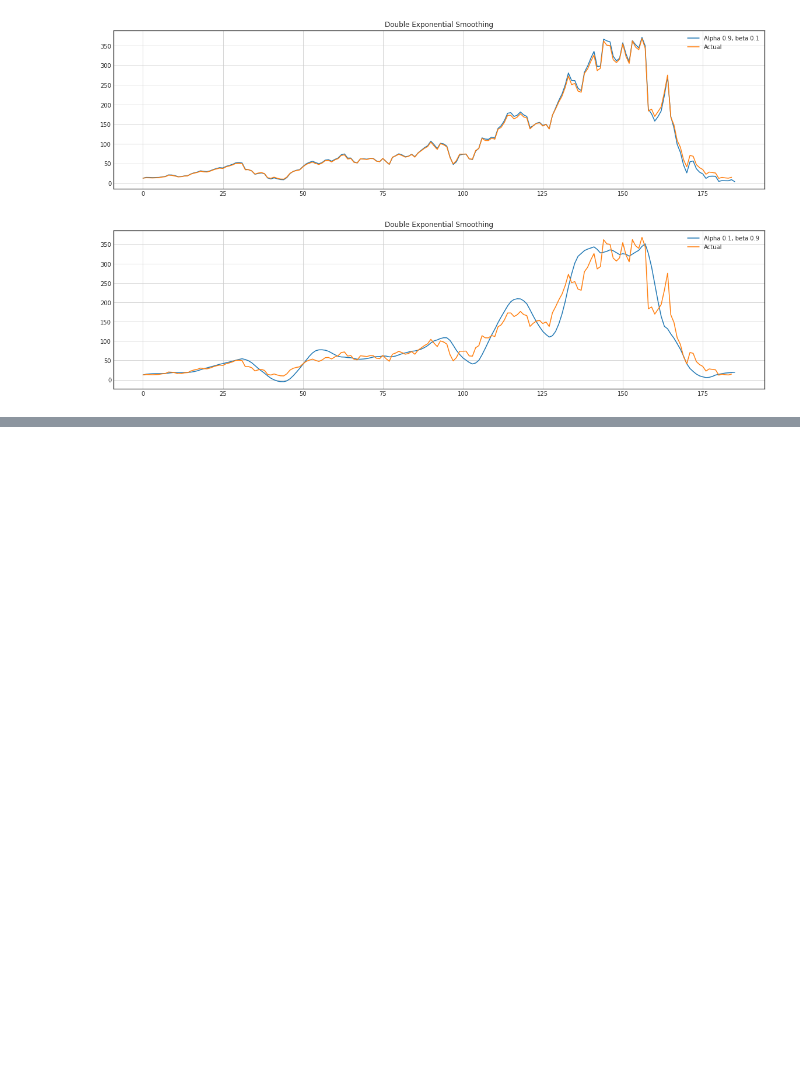
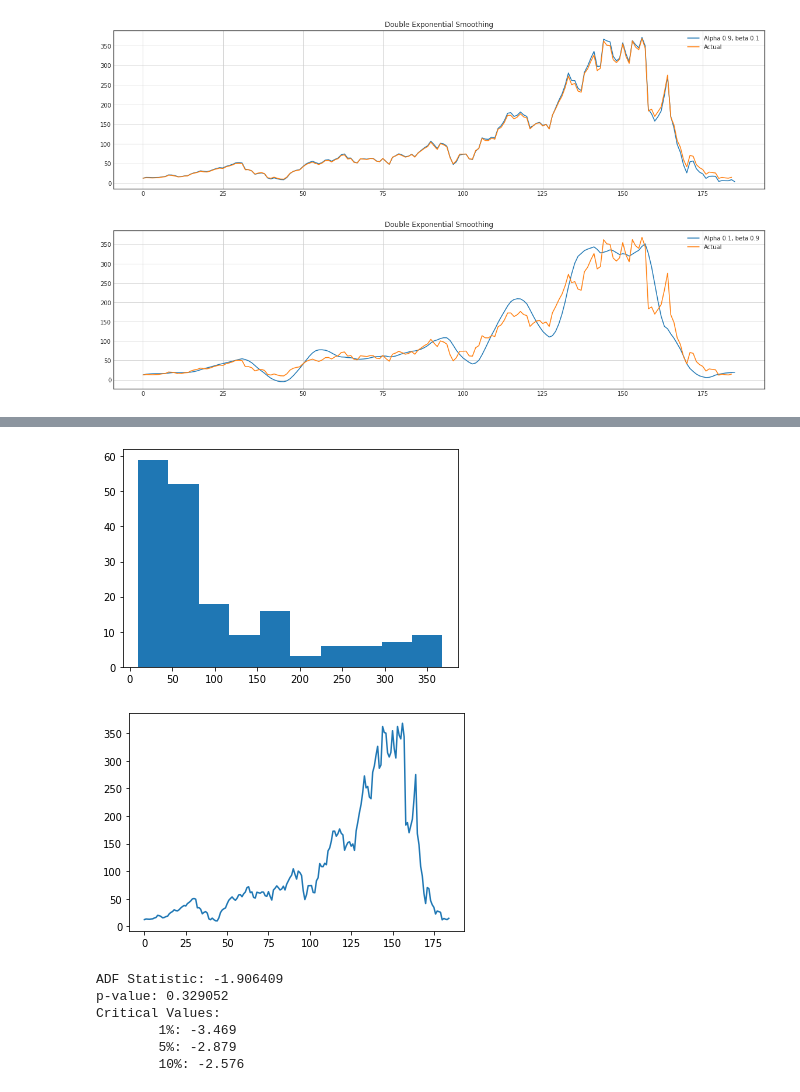
Before and after one commit to Selva-Subramanian/Yes-Bank-Stock-Closing-Price-Prediction, a Jupyter notebook: YES_BANK_STOCK_PRICE_PREDICTION.ipynb, the cells around one changed output, grey strips where cells are left out. Drawn from its saved outputs; the diff is of its cells as text; code cells hidden in the pictures; blank space fills up the shorter version.

```diff
--- a/YES_BANK_STOCK_PRICE_PREDICTION.ipynb
+++ b/YES_BANK_STOCK_PRICE_PREDICTION.ipynb
@@ -363,0 +368,28 @@ dema(df['Close'], alphas = [0.1], betas = [0.9])
+# %%
+# visual inspection
+
+x = df['Close']
+plt.hist(x)
+plt.show()
+plt.plot(x)
+plt.show()
+# %% [output]
+[figure, added]
+[figure, added]
+# %%
+# Implement Dickey-Fuller test
+
+x = df['Close'].values
+result = adfuller(x)
+print('ADF Statistic: %f' % result[0])
+print('p-value: %f' % result[1])
+print('Critical Values:')
+for key, value in result[4].items():
+	print('\t%s: %.3f' % (key, value))
+# %% [output]
+ADF Statistic: -1.906409
+p-value: 0.329052
+Critical Values:
+        1%: -3.469
+        5%: -2.879
+        10%: -2.576
```
Also changed, not shown: parts of 5 cells of this notebook.
